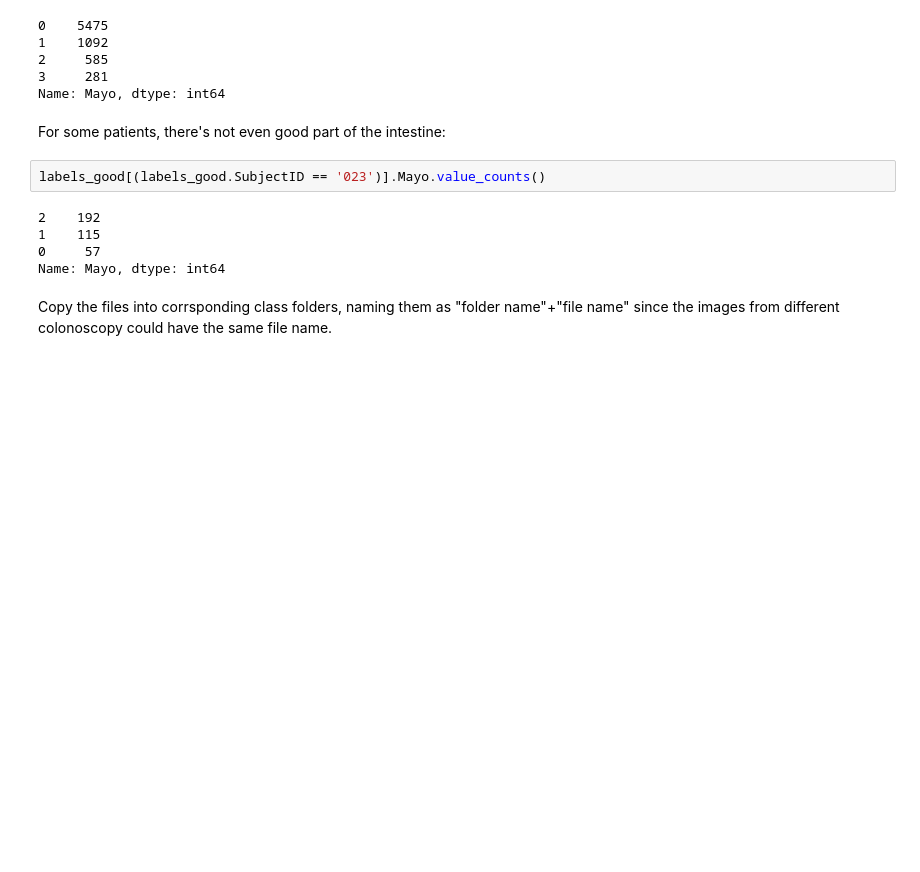
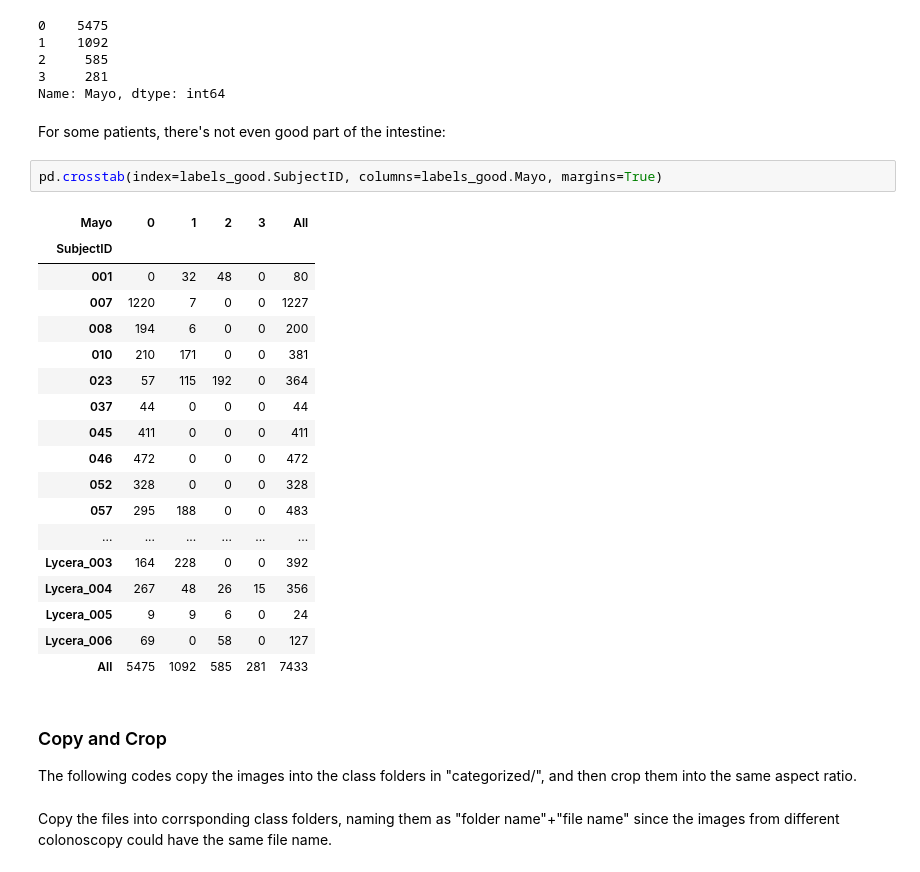
Before and after one commit to wenshuoliu/DLproj, a Jupyter notebook: UC_colonoscopy/Preprocessing.ipynb, the cells around one changed output. Saved outputs shown, nothing was run; the diff lists cells and outputs as text; blank space fills up the shorter version.

```diff
--- a/UC_colonoscopy/Preprocessing.ipynb
+++ b/UC_colonoscopy/Preprocessing.ipynb
@@ -86,13 +88,30 @@ labels_good.Mayo.value_counts()
 Name: Mayo, dtype: int64
 # %% [markdown]
 For some patients, there's not even good part of the intestine:
-# %%
-labels_good[(labels_good.SubjectID == '023')].Mayo.value_counts()
-# %% [output]
-2    192
-1    115
-0     57
-Name: Mayo, dtype: int64
+# %%
+pd.crosstab(index=labels_good.SubjectID, columns=labels_good.Mayo, margins=True)
+# %% [output]
+| Mayo | 0 | 1 | 2 | 3 | All |
+| SubjectID |  |  |  |  |  |
+| 001 | 0 | 32 | 48 | 0 | 80 |
+| 007 | 1220 | 7 | 0 | 0 | 1227 |
+| 008 | 194 | 6 | 0 | 0 | 200 |
+| 010 | 210 | 171 | 0 | 0 | 381 |
+| 023 | 57 | 115 | 192 | 0 | 364 |
+| 037 | 44 | 0 | 0 | 0 | 44 |
+| 045 | 411 | 0 | 0 | 0 | 411 |
+| 046 | 472 | 0 | 0 | 0 | 472 |
+| 052 | 328 | 0 | 0 | 0 | 328 |
+| 057 | 295 | 188 | 0 | 0 | 483 |
+| ... | ... | ... | ... | ... | ... |
+| Lycera_003 | 164 | 228 | 0 | 0 | 392 |
+| Lycera_004 | 267 | 48 | 26 | 15 | 356 |
+| Lycera_005 | 9 | 9 | 6 | 0 | 24 |
+| Lycera_006 | 69 | 0 | 58 | 0 | 127 |
+| All | 5475 | 1092 | 585 | 281 | 7433 |
+# %% [markdown]
+### Copy and Crop
+The following codes copy the images into the class folders in "categorized/", and then crop them into the same aspect ratio.
 # %% [markdown]
 Copy the files into corrsponding class folders, naming them as "folder name"+"file name" since the images from different colonoscopy could have the same file name.
 # %% [markdown]
```
Also changed, not shown: parts of 12 cells of this notebook, 5 other files.
